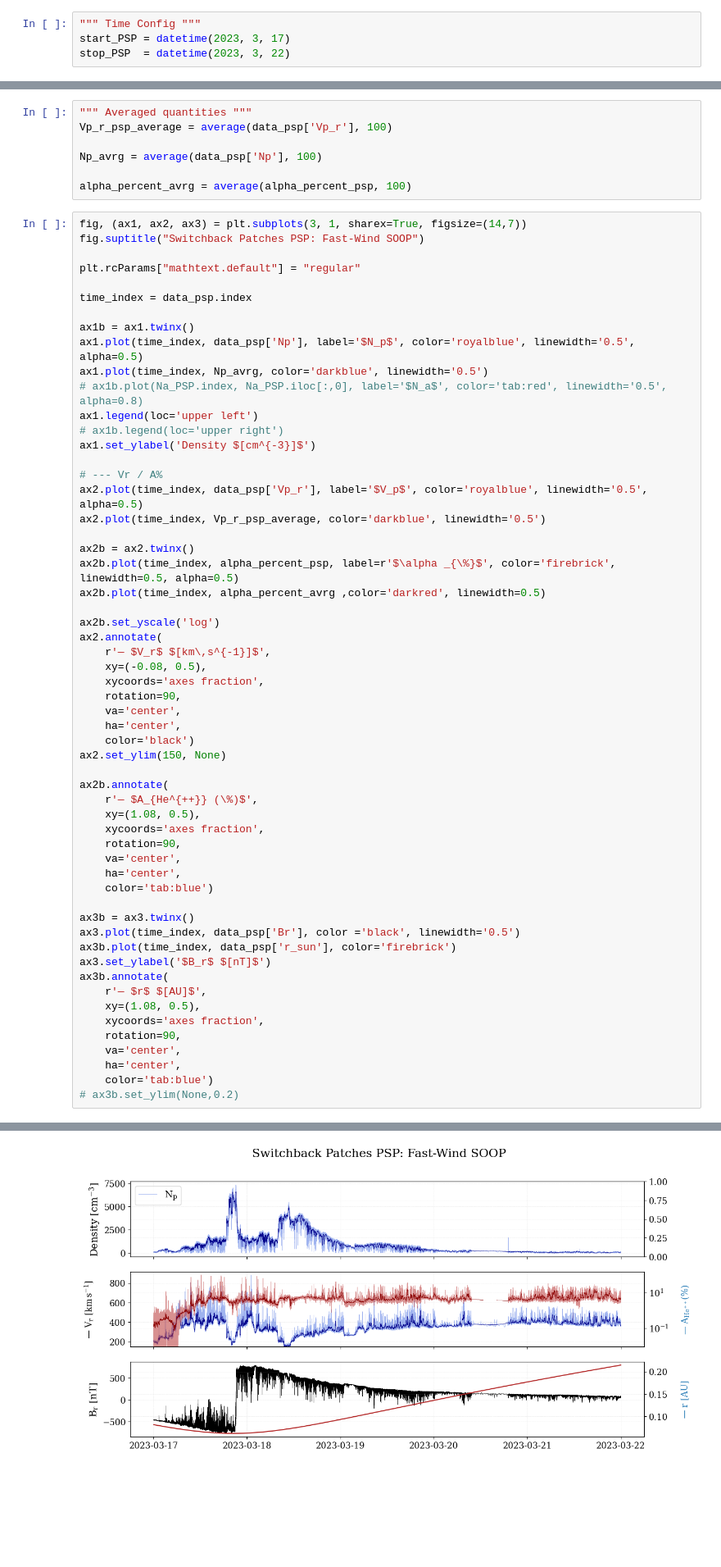
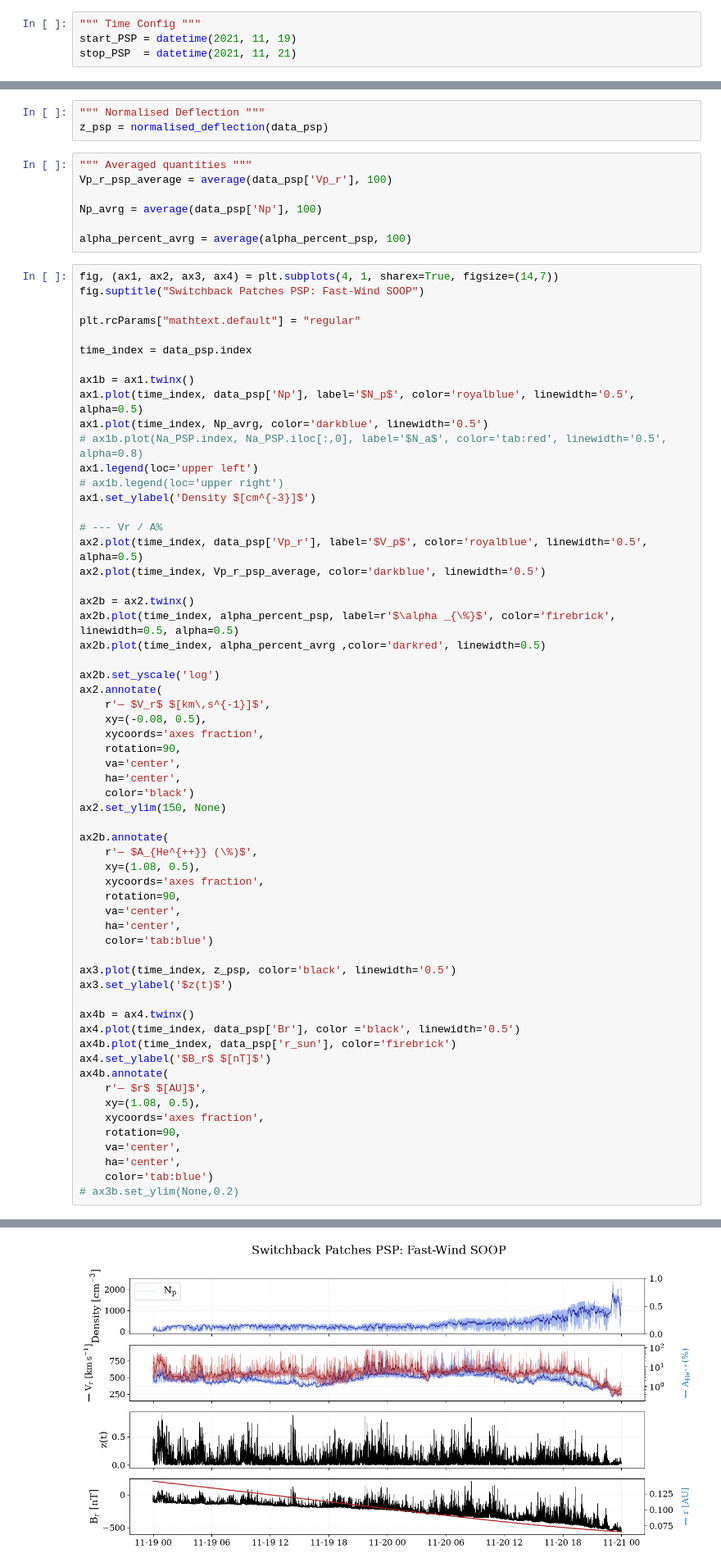
Before and after one commit to TristanVrg/patch-composition, a Jupyter notebook: Analysis/patch-psp.ipynb, the cells around one changed output, grey strips where cells are left out. Shown at 82% size. Cells and saved outputs as stored; diff of their text form; blank space fills up the shorter version.

```diff
--- a/Analysis/patch-psp.ipynb
+++ b/Analysis/patch-psp.ipynb
@@ -51,8 +49,8 @@ rcParams['grid.linestyle'] = '--'
 rcParams['grid.linewidth'] = 0.5
 # %%
 """ Time Config """
-start_PSP = datetime(2023, 3, 17)
-stop_PSP  = datetime(2023, 3, 22)
+start_PSP = datetime(2021, 11, 19)
+stop_PSP  = datetime(2021, 11, 21)
 # %%
 """ Get Data """
 data_psp = load_data(start_PSP, stop_PSP, "psp")
@@ -74,6 +72,9 @@ data_psp
 # %%
 """ Derived parameters """
 alpha_percent_psp = data_psp['Na'] / (data_psp['Na'] + data_psp['Np']) * 100
+# %%
+""" Normalised Deflection """
+z_psp = normalised_deflection(data_psp)
 # %%
 """ Averaged quantities """
 Vp_r_psp_average = average(data_psp['Vp_r'], 100)
@@ -82,7 +83,7 @@ Np_avrg = average(data_psp['Np'], 100)
 
 alpha_percent_avrg = average(alpha_percent_psp, 100)
 # %%
-fig, (ax1, ax2, ax3) = plt.subplots(3, 1, sharex=True, figsize=(14,7))
+fig, (ax1, ax2, ax3, ax4) = plt.subplots(4, 1, sharex=True, figsize=(14,7))
 fig.suptitle("Switchback Patches PSP: Fast-Wind SOOP")
 
 plt.rcParams["mathtext.default"] = "regular"
@@ -108,39 +109,42 @@ ax2b.plot(time_index, alpha_percent_avrg ,color='darkred', linewidth=0.5)
 ax2b.set_yscale('log')
 ax2.annotate(
     r'— $V_r$ $[km\,s^{-1}]$',
     xy=(-0.08, 0.5),
     xycoords='axes fraction',
     rotation=90,
     va='center',
     ha='center',
     color='black')
 ax2.set_ylim(150, None)
 
 ax2b.annotate(
     r'— $A_{He^{++}} (\%)$',
     xy=(1.08, 0.5),
     xycoords='axes fraction',
     rotation=90,
     va='center',
     ha='center',
     color='tab:blue')
 
-ax3b = ax3.twinx()
-ax3.plot(time_index, data_psp['Br'], color ='black', linewidth='0.5')
-ax3b.plot(time_index, data_psp['r_sun'], color='firebrick')
-ax3.set_ylabel('$B_r$ $[nT]$')
-ax3b.annotate(
+ax3.plot(time_index, z_psp, color='black', linewidth='0.5')
+ax3.set_ylabel('$z(t)$')
+
+ax4b = ax4.twinx()
+ax4.plot(time_index, data_psp['Br'], color ='black', linewidth='0.5')
+ax4b.plot(time_index, data_psp['r_sun'], color='firebrick')
+ax4.set_ylabel('$B_r$ $[nT]$')
+ax4b.annotate(
     r'— $r$ $[AU]$',
     xy=(1.08, 0.5),
     xycoords='axes fraction',
     rotation=90,
     va='center',
     ha='center',
     color='tab:blue')
 # ax3b.set_ylim(None,0.2)
 # %% [output]
 Text(1.08, 0.5, '— $r$ $[AU]$')
-[figure, old version]
+[figure, new version]
 # %% [markdown]
 <div style="
     font-family: 'Times New Roman', serif;
```
Also changed, not shown: parts of 18 cells of this notebook, 1 other file.
